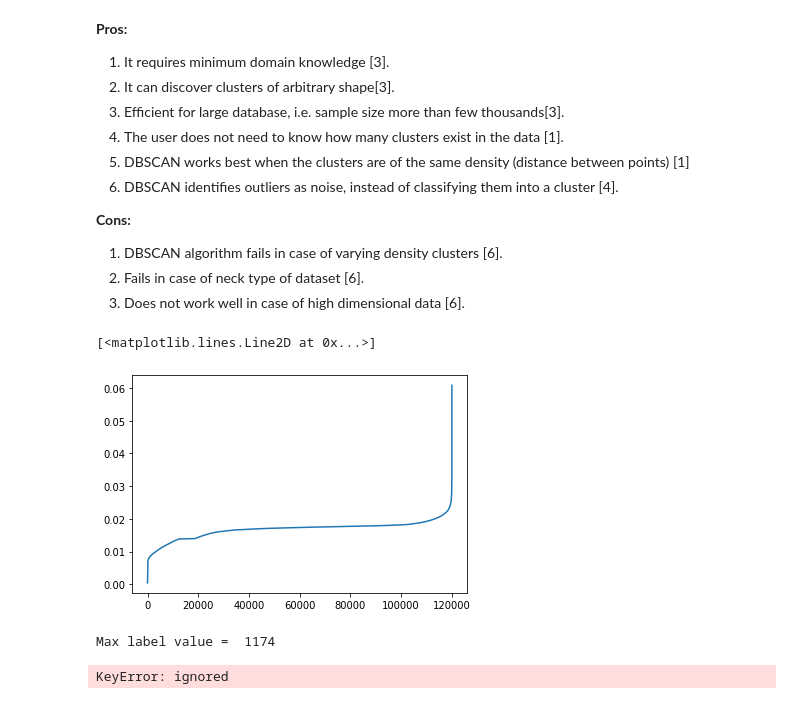
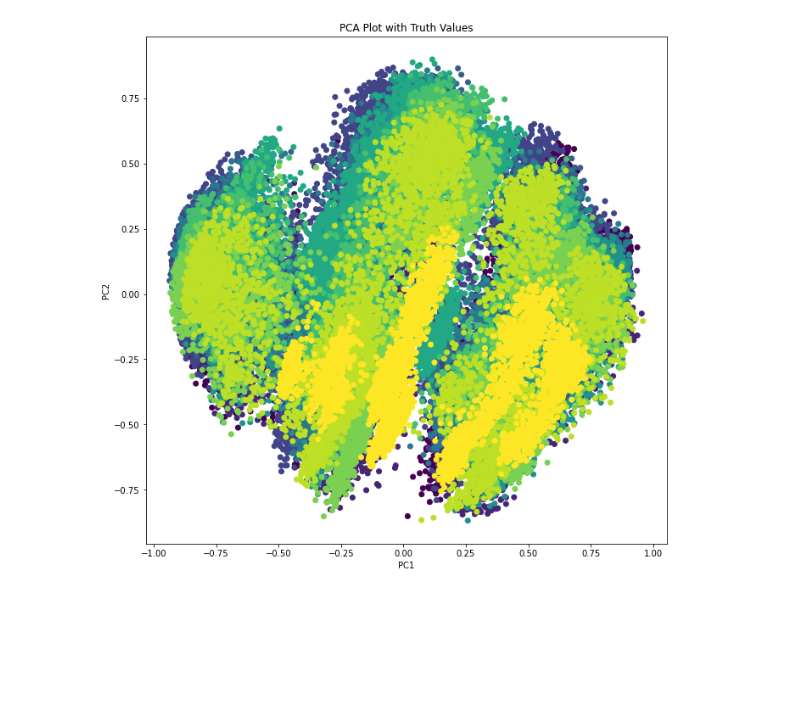
Before and after one commit to iotanalytics/SensorAITutorial, a Jupyter notebook: code/preprocessing_and_decomposition/PCA.ipynb, the cells around one changed output. Cells and saved outputs as stored; diff of their text form; code cells hidden in the pictures; blank space fills up the shorter version.

```diff
--- a/code/preprocessing_and_decomposition/PCA.ipynb
+++ b/code/preprocessing_and_decomposition/PCA.ipynb
@@ -235,35 +117,0 @@ From Reference [2]
-# %% [markdown]
-**Pros:**
-1. It requires minimum domain knowledge [3].
-2. It can discover clusters of arbitrary shape[3].
-3. Efficient for large database, i.e. sample size more than few thousands[3].
-4. The user does not need to know how many clusters exist in the data [1].
-5. DBSCAN works best when the clusters are of the same density (distance between points) [1]
-6. DBSCAN identifies outliers as noise, instead of classifying them into a cluster [4].
-
-**Cons:**
-1. DBSCAN algorithm fails in case of varying density clusters [6].
-2. Fails in case of neck type of dataset [6].
-3. Does not work well in case of high dimensional data [6].
-# %%
-# Determine the values of Epsilon and min_samples
-
-#set this value based on the number of principle components
-num_features = 3
-
-# Recommended minimum samples equation
-minSamples = 2*num_features
-
-# Using a k-distance chart to determine the optimal Epsilon with previous minimum distance
-neighbors = NearestNeighbors(n_neighbors=minSamples)
-neighbors_fit = neighbors.fit(df_pca_time)
-distances, indices = neighbors_fit.kneighbors(df_pca_time)
-
-
-# Sort distance values by ascending value and plot
-distances = np.sort(distances, axis=0)
-distances = distances[:,1]
-plt.plot(distances)
-# %% [output]
-[<matplotlib.lines.Line2D at 0x...>]
-[figure, removed]
@@ -273,35 +142,36 @@ epsilon = 0.02
 # %%
-db_default = DBSCAN(eps = epsilon, min_samples = minSamples).fit(df_pca_time)
-labels = db_default.labels_
-print("Max label value = ",max(labels))
 # Building the label to colour mapping
 # Need a number of colors equal to the number of clusters/labels plus one for noise (colours[-1])
 colors = {}
-colors[0] = 'r'
-colors[1] = 'g'
-colors[2] = 'b'
-colors[3] = 'y'
-colors[4] = 'm'
-colors[5] = 'c'
+colors[0] = 0
+colors[1] = 1
+colors[2] = 2
+colors[3] = 3
+colors[4] = 4
+colors[5] = 5
+colors[6] = 6
+colors[7] = 7
+colors[8] = 8
+colors[9] = 9
+colors[10] = 10
+colors[11] = 11
+colors[12] = 12
 colors[-1] = 'k'
 
 # Building the color vector for each data point
 cvec = [colors[label] for label in labels]
 
 # Plotting Time on the x-axis, P1 on the y-Axis,  and P2 on the z-Axis
 # according to the color vector defined
 plt.figure(figsize = (11, 11))
-ax = plt.axes(projection ="3d")
-ax.scatter3D(df_pca_time['Time'], df_pca_time['principal component 1'], df_pca['principal component 2'], c=cvec)
-ax.set_xlabel('Time')
-ax.set_ylabel('PC1')
-ax.set_zlabel('PC2')
+plt.scatter(df_pca['principal component 1'], df_pca['principal component 2'], c=cvec)
+plt.xlabel('PC1')
+plt.ylabel('PC2')
 
-plt.title("DBSCAN Clustering")
+plt.title("PCA Plot with Truth Values")
 
 
 
 plt.show()
 # %% [output]
-Max label value =  1174
-KeyError: ignored
+[figure, added]
```
Also changed, not shown: parts of 14 cells of this notebook.
